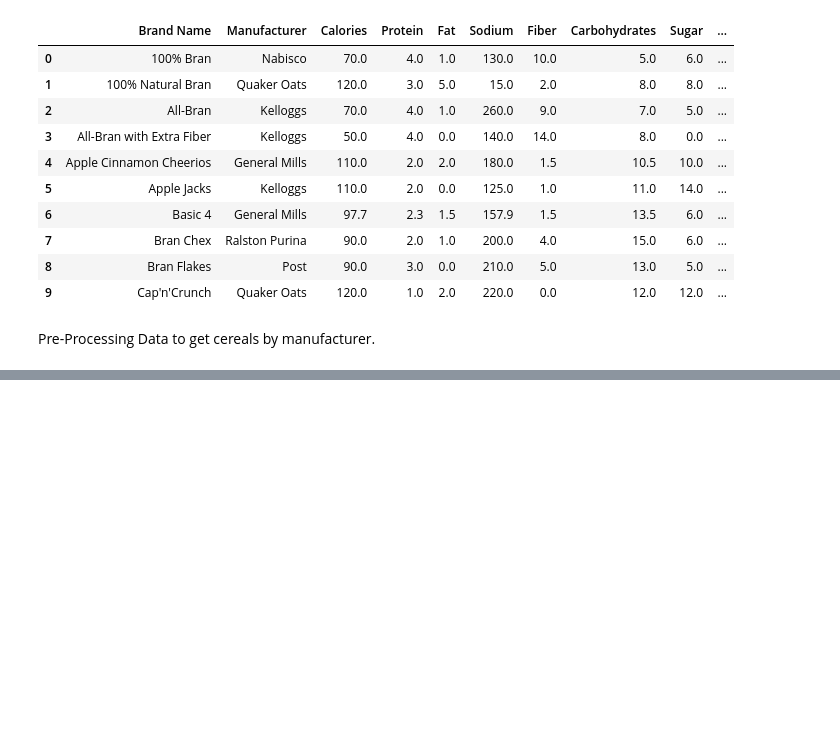
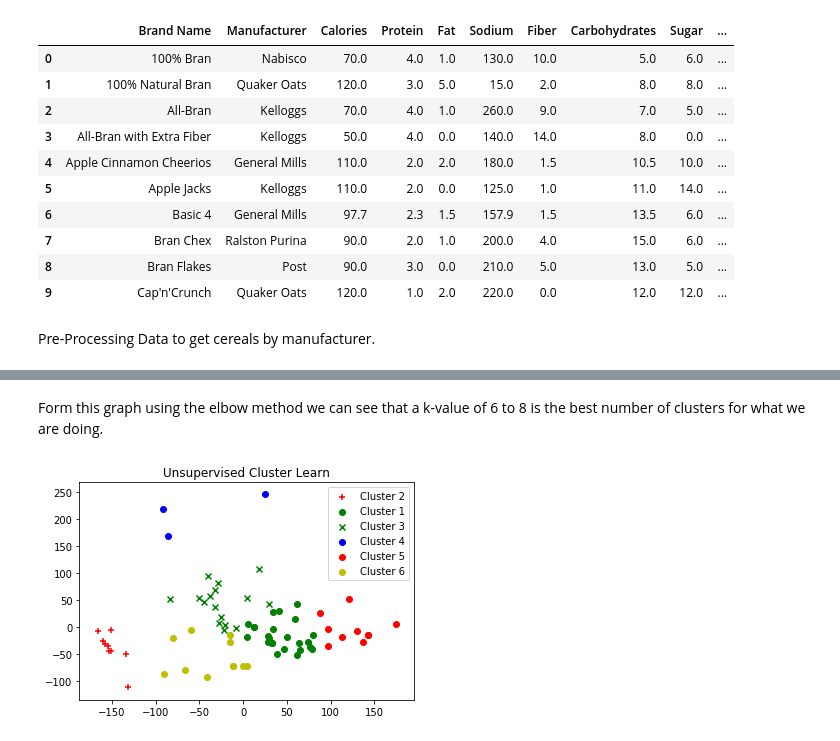
Before and after one commit to oscarso2000/Data-Analysis-Breakfast-Cereals, a Jupyter notebook: Final-Project-KMeans.ipynb, the cells around one changed output, grey strips where cells are left out. Drawn from its saved outputs; the diff is of its cells as text; code cells hidden in the pictures; blank space fills up the shorter version.

```diff
--- a/Final-Project-KMeans.ipynb
+++ b/Final-Project-KMeans.ipynb
@@ -71,0 +72,28 @@ plt.show()
+# %% [markdown]
+Form this graph using the elbow method we can see that a k-value of 6 to 8 is the best number of clusters for what we are doing.
+# %%
+pca = PCA(n_components=8).fit(features)
+pca_2d = pca.transform(features)
+
+
+kmeans = KMeans(n_clusters=6)
+kmeans.fit(features)
+
+for i in range(0, pca_2d.shape[0]):
+    if kmeans.labels_[i] == 1:
+        c1 = pl.scatter(pca_2d[i,0], pca_2d[i, 1], c='r', marker='+')
+    elif kmeans.labels_[i] == 0:
+        c2 = pl.scatter(pca_2d[i,0], pca_2d[i, 1], c='g', marker='o')
+    elif kmeans.labels_[i] == 2:
+        c3 = pl.scatter(pca_2d[i,0], pca_2d[i, 1], c='g', marker='x')
+    elif kmeans.labels_[i] == 3:
+        c4 = pl.scatter(pca_2d[i,0], pca_2d[i, 1], c='b', marker='o')
+    elif kmeans.labels_[i] == 4:
+        c5 = pl.scatter(pca_2d[i,0], pca_2d[i, 1], c='r', marker='o')
+    elif kmeans.labels_[i] == 5:
+        c6 = pl.scatter(pca_2d[i,0], pca_2d[i, 1], c='y', marker='o')
+pl.legend([c1, c2, c3, c4,c5,c6], ['Cluster 2', 'Cluster 1', 'Cluster 3','Cluster 4','Cluster 5',"Cluster 6"])
+pl.title('Unsupervised Cluster Learn')
+pl.show()
+# %% [output]
+[figure, added]
```
Also changed, not shown: parts of 5 cells of this notebook.
